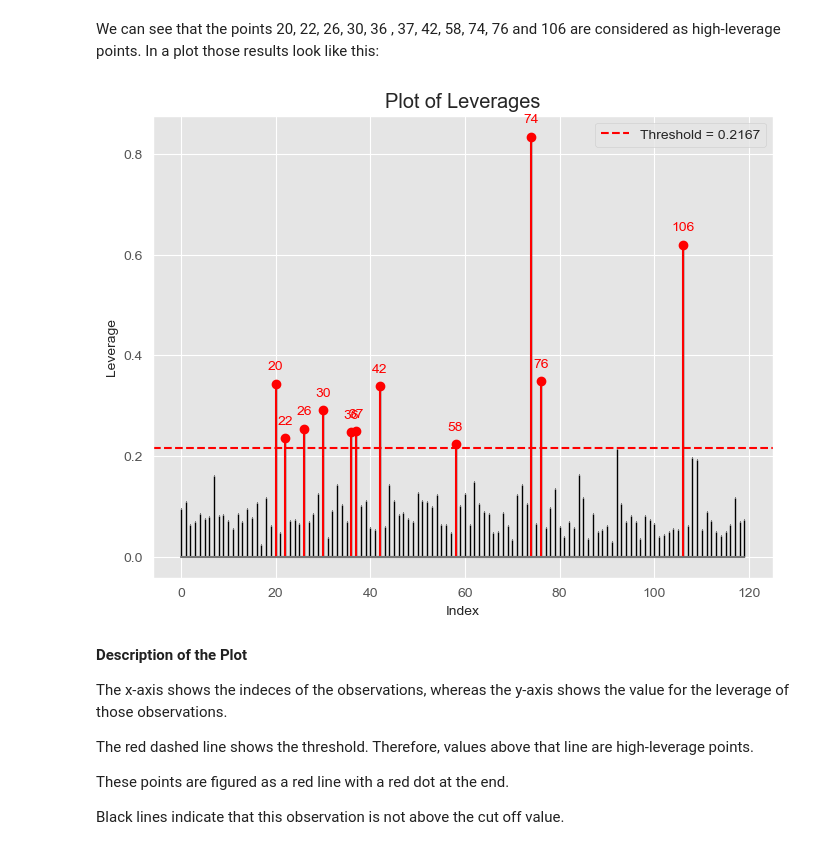
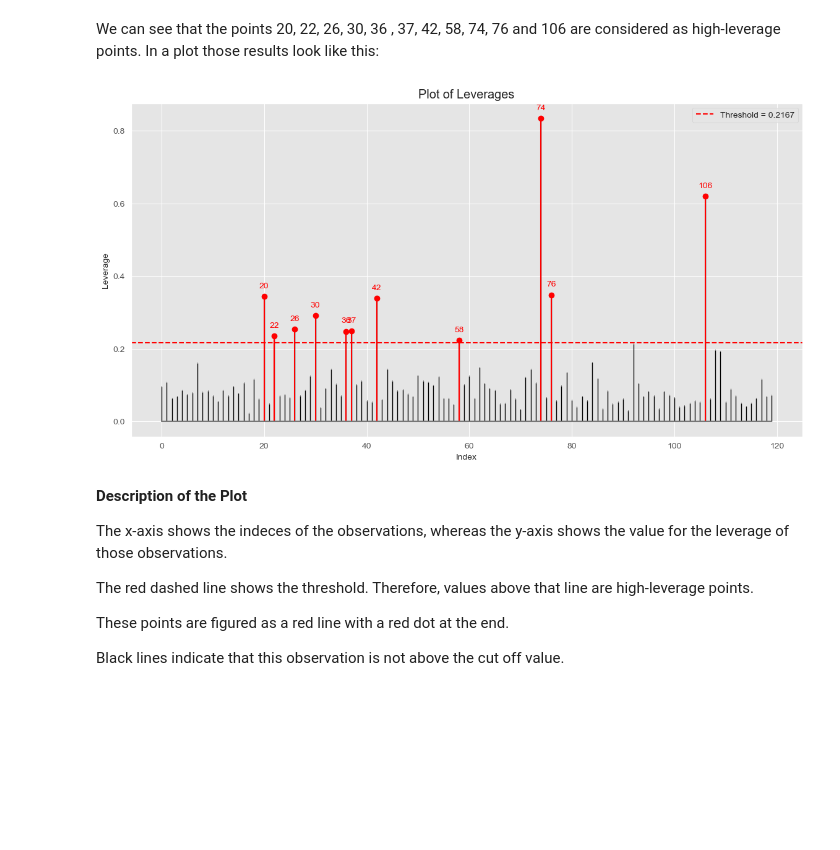
Before and after one commit to Statsomat/OLSAI, a Jupyter notebook: ColabNotebooks/CacaoPL_v2.ipynb, the cells around one changed output. Cells and saved outputs as stored; diff of their text form; code cells hidden in the pictures; blank space fills up the shorter version.

```diff
--- a/ColabNotebooks/CacaoPL_v2.ipynb
+++ b/ColabNotebooks/CacaoPL_v2.ipynb
@@ -362,26 +375,26 @@ Index: 106, Leverage: 0.6200
 # %% [markdown]
 We can see that the points 20, 22, 26, 30, 36 , 37, 42, 58, 74, 76 and 106 are considered as high-leverage points. In a plot those results look like this:
 # %%
-plt.figure(figsize=(8, 6))
+plt.figure(figsize=(14,7))
 stemlines, baseline, markerline = plt.stem(np.arange(len(leverage)), leverage, markerfmt=",")
 plt.setp(stemlines, 'color', plt.getp(markerline, 'color'))
 plt.setp(markerline, markersize=5)
 plt.setp(baseline, 'color', 'black', 'linewidth', 1)
 
 for i in high_leverage_points:
     plt.annotate(i, (i, leverage[i]), textcoords="offset points", xytext=(0,10), ha='center', color='red')
 
 high_stemlines = plt.stem(high_leverage_points, leverage[high_leverage_points], linefmt='r')
 plt.setp(high_stemlines[0], 'color', 'red')
 
 plt.axhline(y=threshold_leverage, color='r', linestyle='--', label=f'Threshold = {threshold_leverage:.4f}')
 plt.xlabel('Index')
 plt.ylabel("Leverage")
 plt.title("Plot of Leverages")
 plt.legend()
 plt.show()
 # %% [output]
-[figure, old version]
+[figure, new version]
 # %% [markdown]
 **Description of the Plot**
 
```
Also changed, not shown: parts of 18 cells of this notebook.
